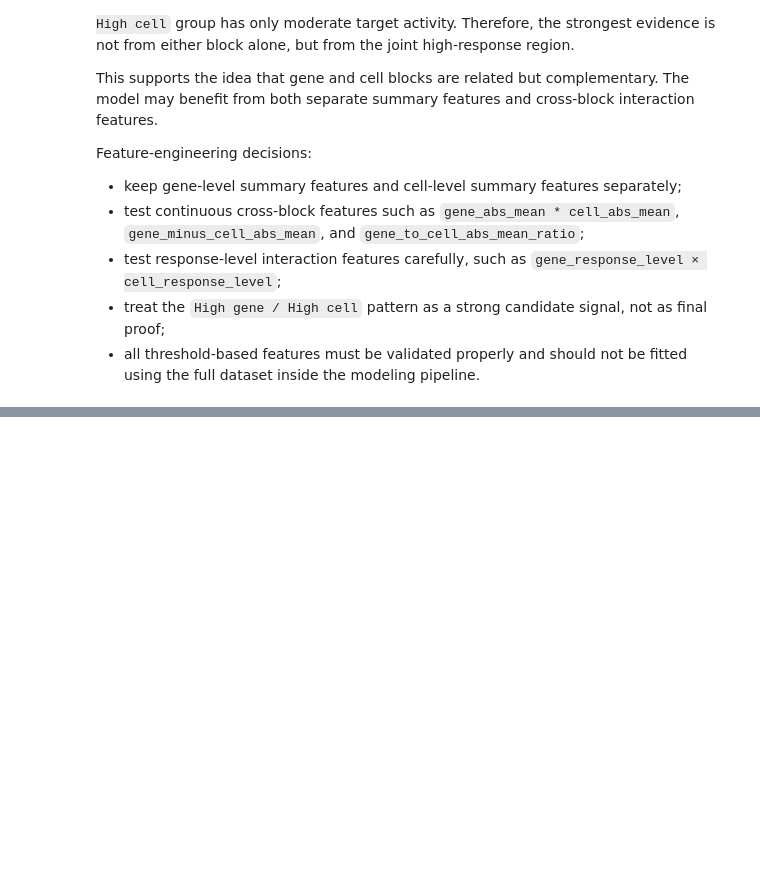
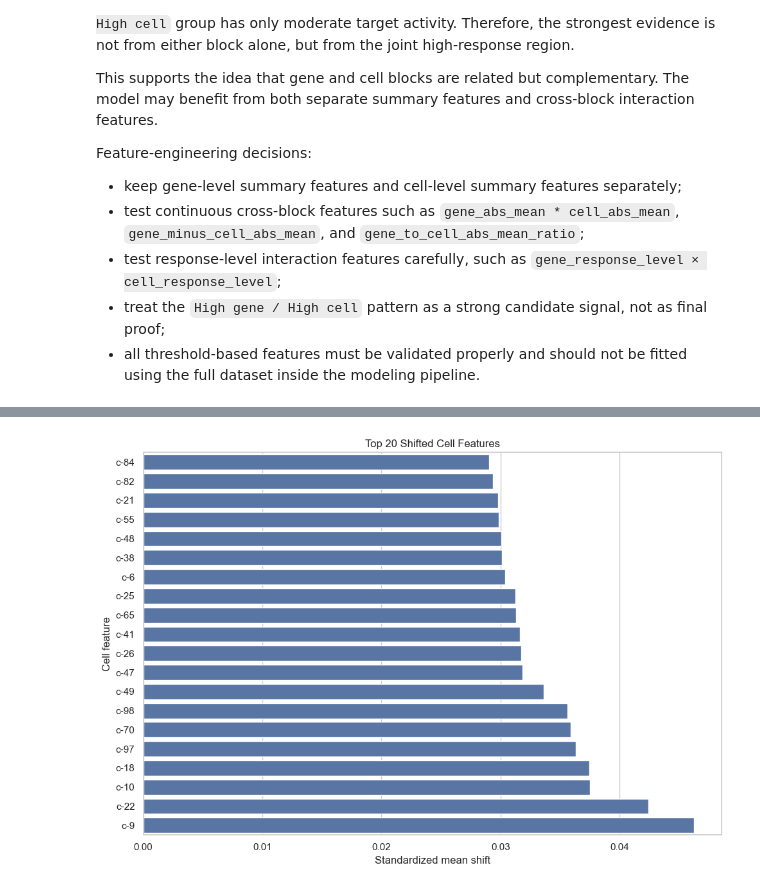
Before and after one commit to kawsar07ahmmed0712-rgb/moa-prediction-drug-response, a Jupyter notebook: notebooks/02_eda.ipynb, the cells around one changed output, grey strips where cells are left out. Cells and saved outputs as stored; diff of their text form; code cells hidden in the pictures; blank space fills up the shorter version.

```diff
--- a/notebooks/02_eda.ipynb
+++ b/notebooks/02_eda.ipynb
@@ -4341,0 +4475,11 @@ gene_cell_grid_decision_table
+# %%
+cell_shift_summary = compute_feature_shift_summary(
+    train_df=train_features,
+    test_df=test_features,
+    feature_list=cell_features,
+    block_name="Cell"
+)
+
+top_shifted_cells = cell_shift_summary.head(20).copy()
+
+top_shifted_cells
@@ -4341,0 +4504,23 @@ gene_cell_grid_decision_table
+# %%
+plt.figure(figsize=(10, 7))
+
+sns.barplot(
+    data=top_shifted_cells.sort_values("standardized_mean_shift", ascending=True),
+    x="standardized_mean_shift",
+    y="feature"
+)
+
+plt.title("Top 20 Shifted Cell Features")
+plt.xlabel("Standardized mean shift")
+plt.ylabel("Cell feature")
+plt.tight_layout()
+
+plt.savefig(
+    FIGURE_DIR / "section_5_4_top_shifted_cell_features.png",
+    dpi=300,
+    bbox_inches="tight"
+)
+
+plt.show()
+# %% [output]
+[figure, added]
```
Also changed, not shown: parts of 76 cells of this notebook.
